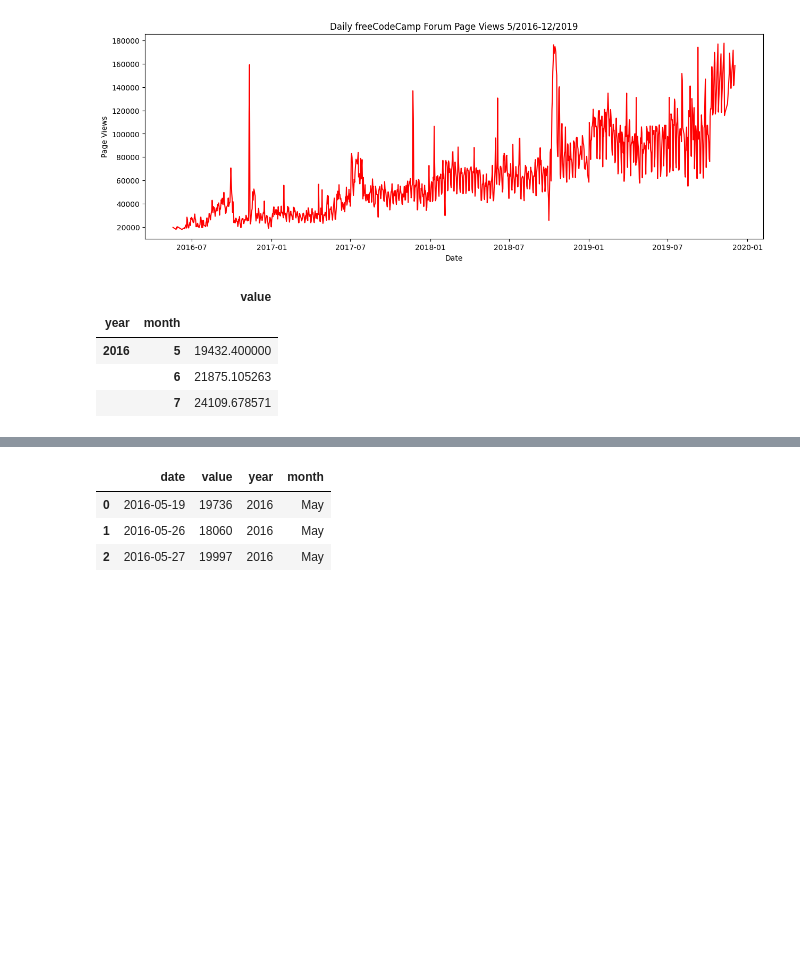
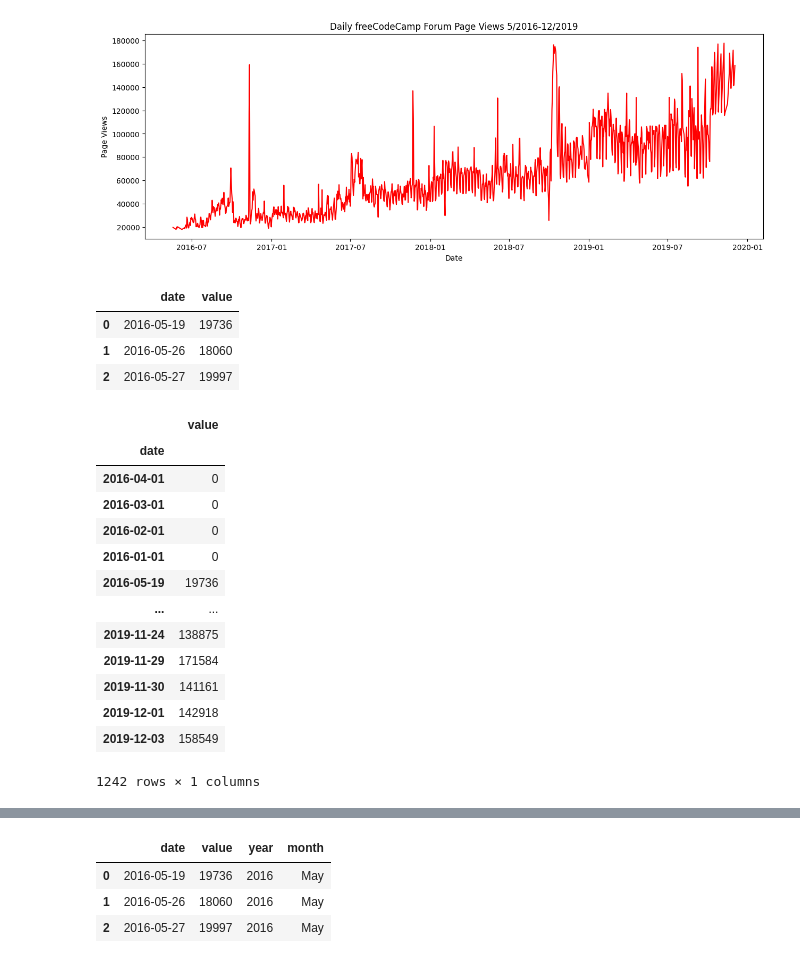
Before and after one commit to Daroch/boilerplate-page-view-time-series-visualizer, a Jupyter notebook: time_series.ipynb, the cells around one changed output, grey strips where cells are left out. Cells and saved outputs as stored; diff of their text form; code cells hidden in the pictures; blank space fills up the shorter version.

```diff
--- a/time_series.ipynb
+++ b/time_series.ipynb
@@ -55,20 +56,45 @@ g = ax.figure
 g.savefig('line_plot.png')
 # %% [output]
 [figure]
-# %%
-df_bar = df_clean.copy()
-df_bar['month'] = df_bar.index.month
-df_bar['year'] = df_bar.index.year
-df_bar =df_bar.groupby([df_bar["year"],df_bar["month"]]).mean()
-
-#df_bar=df_bar.groupby([df_bar.index.year,df_bar.index.month]).agg({'value':'sum'})
-#df_bar.index.year
-df_bar.head(3)
-# %% [output]
-|  |  | value |
-| year | month |  |
-| 2016 | 5 | 19432.400000 |
-|  | 6 | 21875.105263 |
-|  | 7 | 24109.678571 |
+# %%
+
+df_bar.head(3)
+# %% [output]
+|  | date | value |
+| 0 | 2016-05-19 | 19736 |
+| 1 | 2016-05-26 | 18060 |
+| 2 | 2016-05-27 | 19997 |
+# %%
+df_bar = df_clean.copy()
+df_bar.reset_index(inplace=True)
+# adds the missing months, seen here:  https://stackoverflow.com/questions/43408621/add-a-row-at-top-in-pandas-dataframe
+new_rows = []
+new_rows.insert(0, {'date': pd.to_datetime(
+    '2016-01-01 00:00:00'), 'value': 0})
+new_rows.insert(0, {'date': pd.to_datetime(
+    '2016-02-01 00:00:00'), 'value': 0})
+new_rows.insert(0, {'date': pd.to_datetime(
+    '2016-03-01 00:00:00'), 'value': 0})
+new_rows.insert(0, {'date': pd.to_datetime(
+    '2016-04-01 00:00:00'), 'value': 0})
+
+df_bar_with_empty_months = pd.concat([pd.DataFrame(new_rows), df_bar])
+df_bar=df_bar_with_empty_months.set_index('date')
+df_bar
+# %% [output]
+|  | value |
+| date |  |
+| 2016-04-01 | 0 |
+| 2016-03-01 | 0 |
+| 2016-02-01 | 0 |
+| 2016-01-01 | 0 |
+| 2016-05-19 | 19736 |
+| ... | ... |
+| 2019-11-24 | 138875 |
+| 2019-11-29 | 171584 |
+| 2019-11-30 | 141161 |
+| 2019-12-01 | 142918 |
+| 2019-12-03 | 158549 |
+1242 rows × 1 columns
 # %%
 fig, ax = plt.subplots(figsize=(5,5))  # a figure with a single Axes
```
Also changed, not shown: parts of 4 cells of this notebook.
